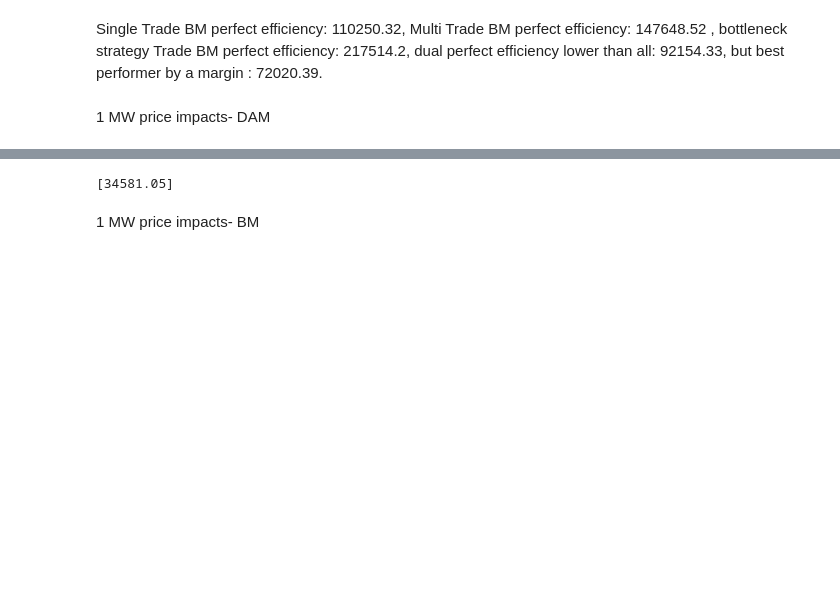
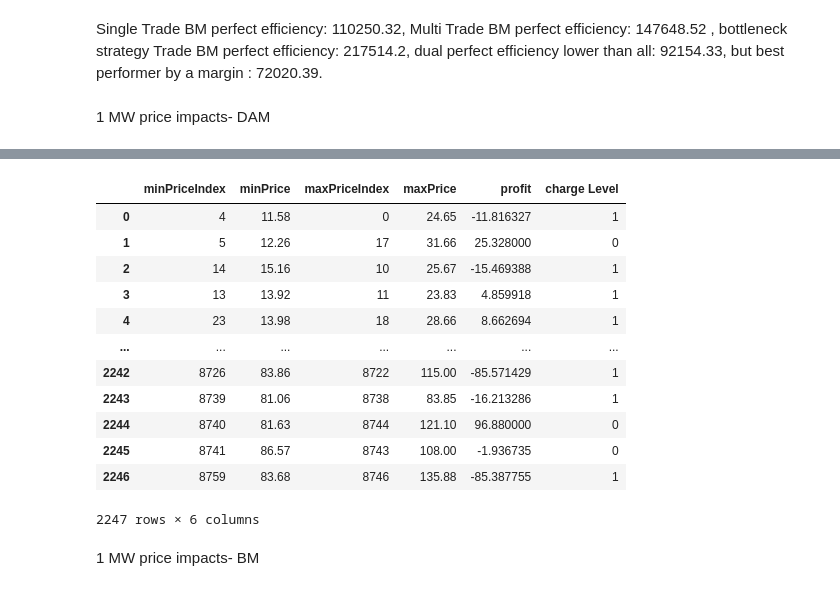
Before and after one commit to ciaranoc123/DAM-BM_Trading, a Jupyter notebook: Trading_strategies.ipynb, the cells around one changed output, grey strips where cells are left out. Saved outputs shown, nothing was run; the diff lists cells and outputs as text; code cells hidden in the pictures; blank space fills up the shorter version.

```diff
--- a/Trading_strategies.ipynb
+++ b/Trading_strategies.ipynb
@@ -2090,14 +2146,19 @@ print(np.round(sum(PF_DAM.iloc[:,4:5].values),2))
-# %%
-[32761.29]
-[19076.08]
-[26346.77]
-[25420.02]
-[24164.41]
-[18314.51]
-[14209.97]
-[34581.05]
-# %% [output]
-[34581.05]
+# %%
+r_dam_50_50
+# %% [output]
+|  | minPriceIndex | minPrice | maxPriceIndex | maxPrice | profit | charge Level |
+| 0 | 4 | 11.58 | 0 | 24.65 | -11.816327 | 1 |
+| 1 | 5 | 12.26 | 17 | 31.66 | 25.328000 | 0 |
+| 2 | 14 | 15.16 | 10 | 25.67 | -15.469388 | 1 |
+| 3 | 13 | 13.92 | 11 | 23.83 | 4.859918 | 1 |
+| 4 | 23 | 13.98 | 18 | 28.66 | 8.662694 | 1 |
+| ... | ... | ... | ... | ... | ... | ... |
+| 2242 | 8726 | 83.86 | 8722 | 115.00 | -85.571429 | 1 |
+| 2243 | 8739 | 81.06 | 8738 | 83.85 | -16.213286 | 1 |
+| 2244 | 8740 | 81.63 | 8744 | 121.10 | 96.880000 | 0 |
+| 2245 | 8741 | 86.57 | 8743 | 108.00 | -1.936735 | 0 |
+| 2246 | 8759 | 83.68 | 8746 | 135.88 | -85.387755 | 1 |
+2247 rows × 6 columns
 # %% [markdown]
 1 MW price impacts- BM
 # %%
```
Also changed, not shown: parts of 28 cells of this notebook.
